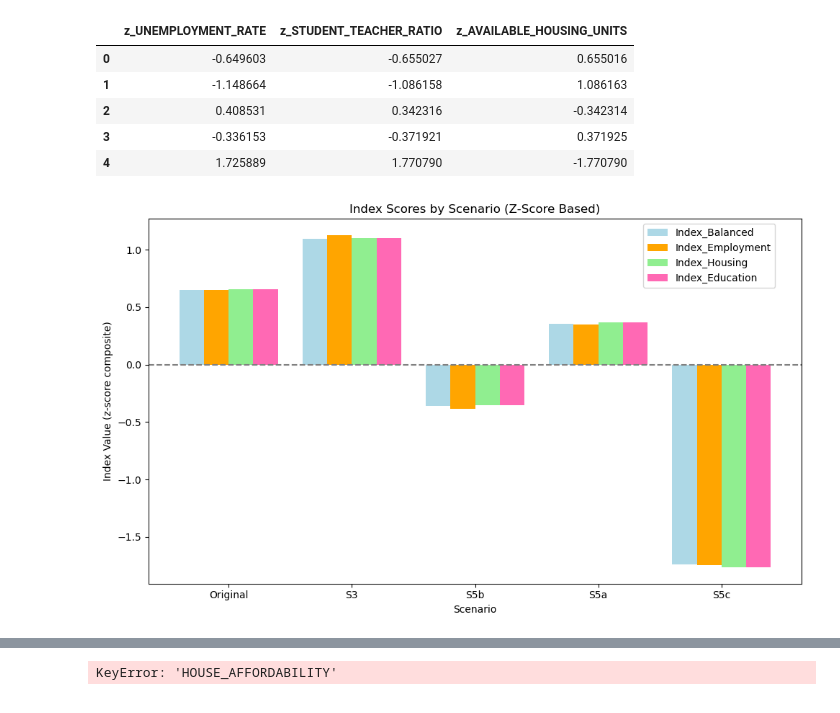
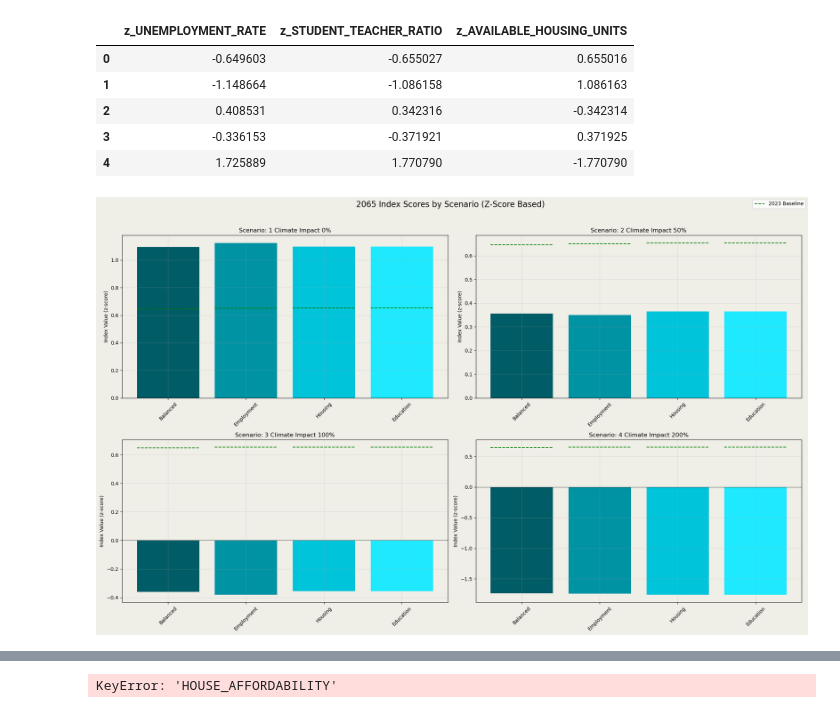
Before and after one commit to Vinayak-2926/climate-migration-dashboard, a Jupyter notebook: preprocessing/analysis/project.ipynb, the cells around one changed output, grey strips where cells are left out. Cells and saved outputs as stored; diff of their text form; code cells hidden in the pictures.

Commit message:
changes to jupyter notebook visualization

```diff
--- a/preprocessing/analysis/project.ipynb
+++ b/preprocessing/analysis/project.ipynb
@@ -277,32 +280,77 @@ df_scaled["Index_Education"] = (
 results_df = df_scaled[['Scenario', 'Index_Balanced', 'Index_Employment', 'Index_Housing', 'Index_Education']]
 output_path = PROJECTED_DATA / "new_socioeconomic_indices.csv"
 results_df.to_csv(output_path, index=False)
+# %%
+# Define scenario mapping with numbers to ensure correct sorting
+scenario_mapping = {
+    "S3": "1 Climate Impact 0%",
+    "S5a": "2 Climate Impact 50%",
+    "S5b": "3 Climate Impact 100%",
+    "S5c": "4 Climate Impact 200%"
+}
+
+# Create a copy of the original dataframe
+results_df = df_scaled[['Scenario', 'Index_Balanced', 'Index_Employment', 'Index_Housing', 'Index_Education']].copy()
+
+# Filter and set index
+df_index_2023 = results_df[results_df["Scenario"] == "Original"].copy()
+results_df = results_df[results_df["Scenario"] != "Original"].copy()
+
+# Apply mapping and sort
+results_df.loc[:, "Scenario"] = results_df["Scenario"].map(scenario_mapping)
+results_df.set_index("Scenario", inplace=True)
+results_df.sort_index(inplace=True)
 # %%
 # Define custom colors
-colors = ['#ADD8E6', '#FFA500', '#90EE90', '#FF69B4']
+colors = ['#005C66', '#0093A3', '#00C4DA', '#1FE9FF']
 index_cols = ["Index_Balanced", "Index_Employment", "Index_Housing", "Index_Education"]
+# Create subplots
+fig, axes = plt.subplots(2, 2, figsize=(20, 12), facecolor='#efeee7')
+fig.suptitle("2065 Index Scores by Scenario (Z-Score Based)", fontsize=16, y=1.02)
 
-# Create the plot
-ax = df_scaled.set_index("Scenario")[index_cols].plot(
-    kind="bar",
-    figsize=(10, 6),
-    color=colors,
-    width=0.8
-)
+# Flatten axes for easier iteration
+axes_flat = axes.flatten()
 
-plt.title("Index Scores by Scenario (Z-Score Based)")
-plt.ylabel("Index Value (z-score composite)")
-plt.xlabel("Scenario")
-plt.xticks(rotation=0)
-plt.axhline(0, color='gray', linestyle='--')  # to show the average baseline
+# Create a mapping of scenarios to subplot positions
+scenarios = ["1 Climate Impact 0%", "2 Climate Impact 50%", "3 Climate Impact 100%", "4 Climate Impact 200%"]
 
-# Add legend
-plt.legend(bbox_to_anchor=(0.75, 1), loc='upper left')
+# Plot each scenario in its own subplot
+for idx, (scenario, ax) in enumerate(zip(scenarios, axes_flat)):
+    # Get data for this scenario
+    scenario_data = results_df.loc[scenario]
 
+    # Create bar plot for each index
+    x = range(len(index_cols))
+    bars = ax.bar(x, [scenario_data[col] for col in index_cols],
+                 color=colors,
+                 width=0.8)
+
+    # Add 2023 baseline for each index as a single line with one legend entry
+    baseline_line = None
+    for i, col in enumerate(index_cols):
+        line = ax.plot([i-0.4, i+0.4], [df_index_2023[col].values[0]]*2,
+                color='green', linestyle='--')
+        if i == 0:
+            baseline_line = line[0]
+
+    ax.set_facecolor('#efeee7')
+
+    # Customize each subplot
+    ax.set_title(f"Scenario: {scenario}", fontsize=12)
+    ax.set_ylabel("Index Value (z-score)")
+    ax.set_xticks(x)
+    ax.set_xticklabels([col.replace("Index_", "") for col in index_cols], rotation=45)
+    ax.axhline(0, color='black', linewidth=0.5)
+    ax.grid(True, alpha=0.3)
+
+# Add single legend entry for 2023 baseline
+fig.legend([baseline_line], ['2023 Baseline'], loc='upper right')
+
+# Adjust layout
 plt.tight_layout()
 plt.show()
 # %% [output]
-[figure, old version]
+[figure, new version]
 # %%
 
 # Define colors
```
Also changed, not shown: parts of 7 cells of this notebook.
